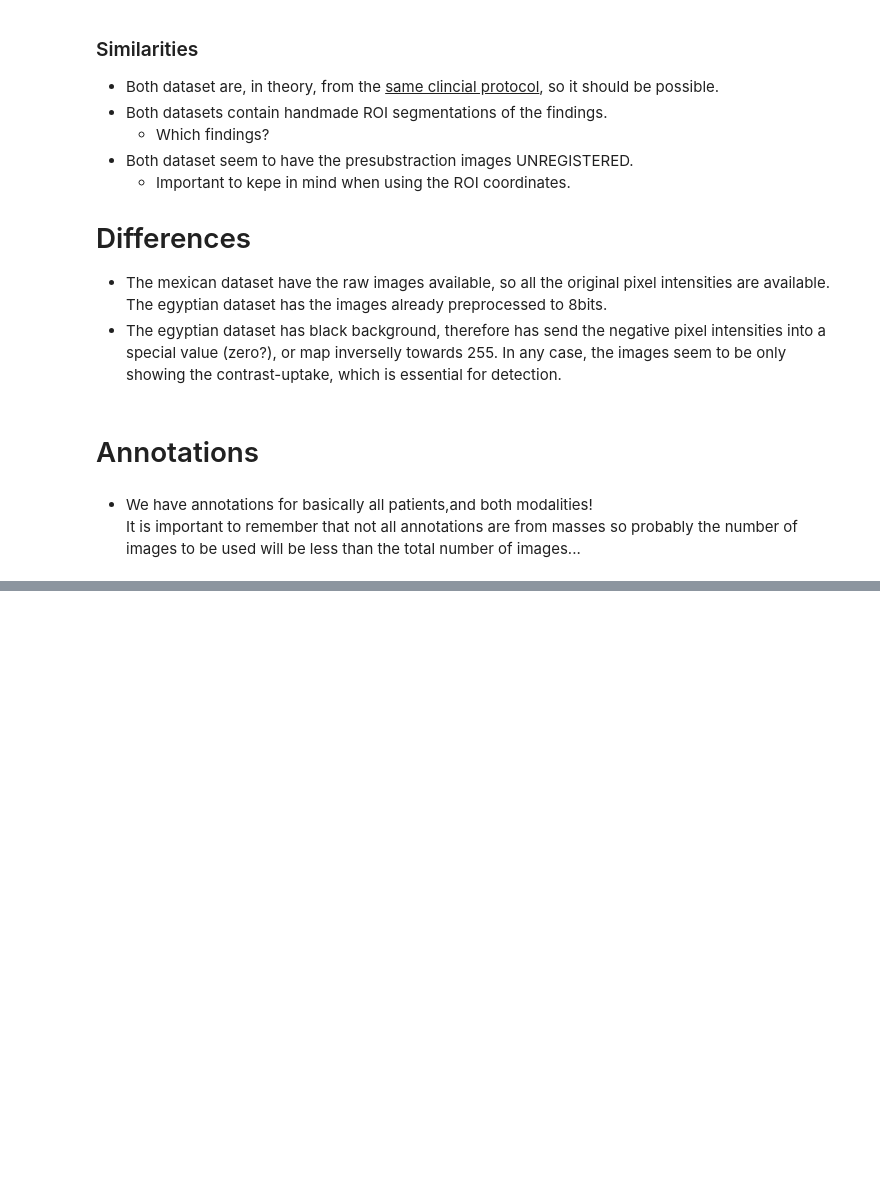
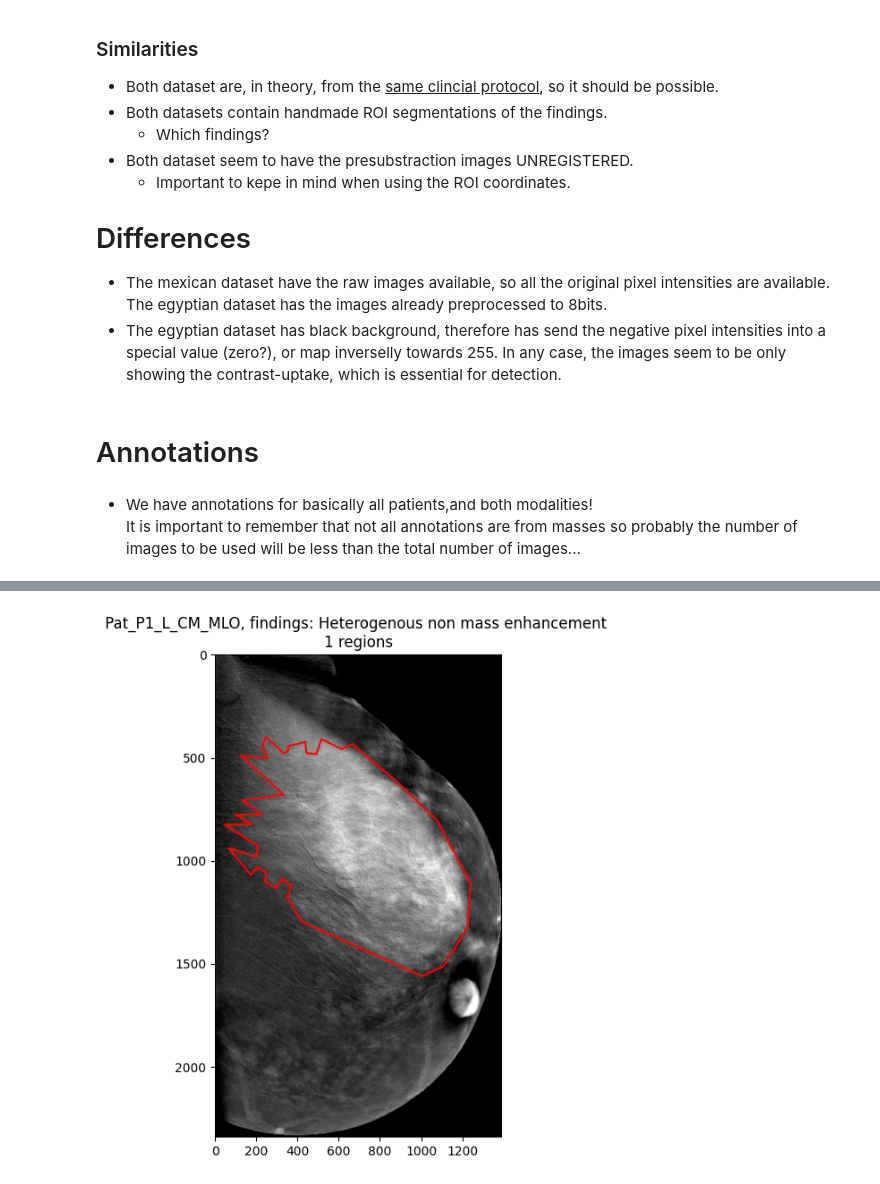
Before and after one commit to Likalto4/CEM-Detect, a Jupyter notebook: data_analysis/visualization.ipynb, the cells around one changed output, grey strips where cells are left out. Cells and saved outputs as stored; diff of their text form; code cells hidden in the pictures; blank space fills up the shorter version.

```diff
--- a/data_analysis/visualization.ipynb
+++ b/data_analysis/visualization.ipynb
@@ -110,0 +279,18 @@ plt.show()
+# %%
+fig, ax = plt.subplots(1,1, figsize=(14,7))
+ax.imshow(image)
+ax.set_title(f'Pat_{pat_example.image_path.stem}, findings: {pat_example.image_findings}\n{pat_example.image_num_annotations} regions')
+for region_num in range(pat_example.image_num_annotations):
+    dic_ex = pat_example.image_annotations[pat_example.image_annotations.region_id==region_num].region_shape_attributes.values[0]
+    # plot annotation
+    if dic_ex['name'] in ['ellipse','circle']:
+        center, axes = pat_example.ellipse_reader(dic_ex)
+        ax.add_patch(Ellipse(center, 2*axes[0], 2*axes[1], fill=False, edgecolor='r'))
+    elif dic_ex['name']=='polygon':
+        vertices = pat_example.polygon_reader(dic_ex)
+        ax.plot(vertices[:,0], vertices[:,1], 'r')
+    elif dic_ex['name']=='point':
+        center = pat_example.point_reader(dic_ex)
+        ax.scatter(center[0], center[1], c='r', s=10)
+# %% [output]
+[figure, added]
```
Also changed, not shown: parts of 7 cells of this notebook.
